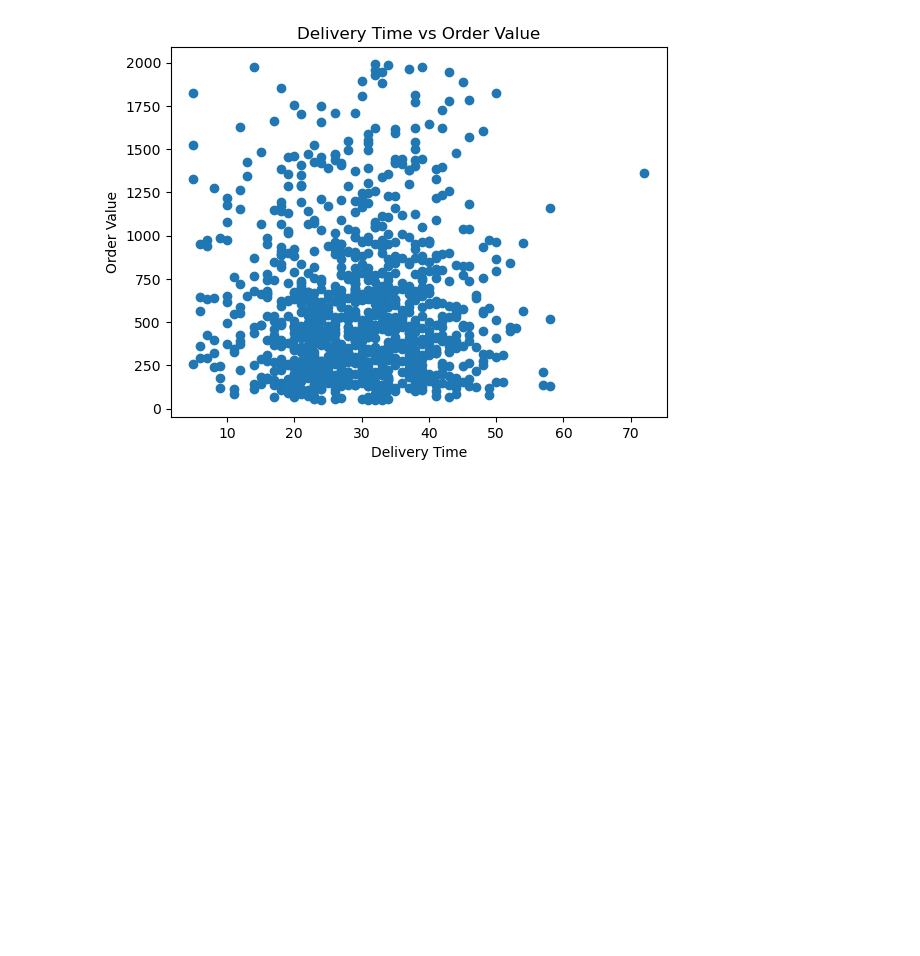
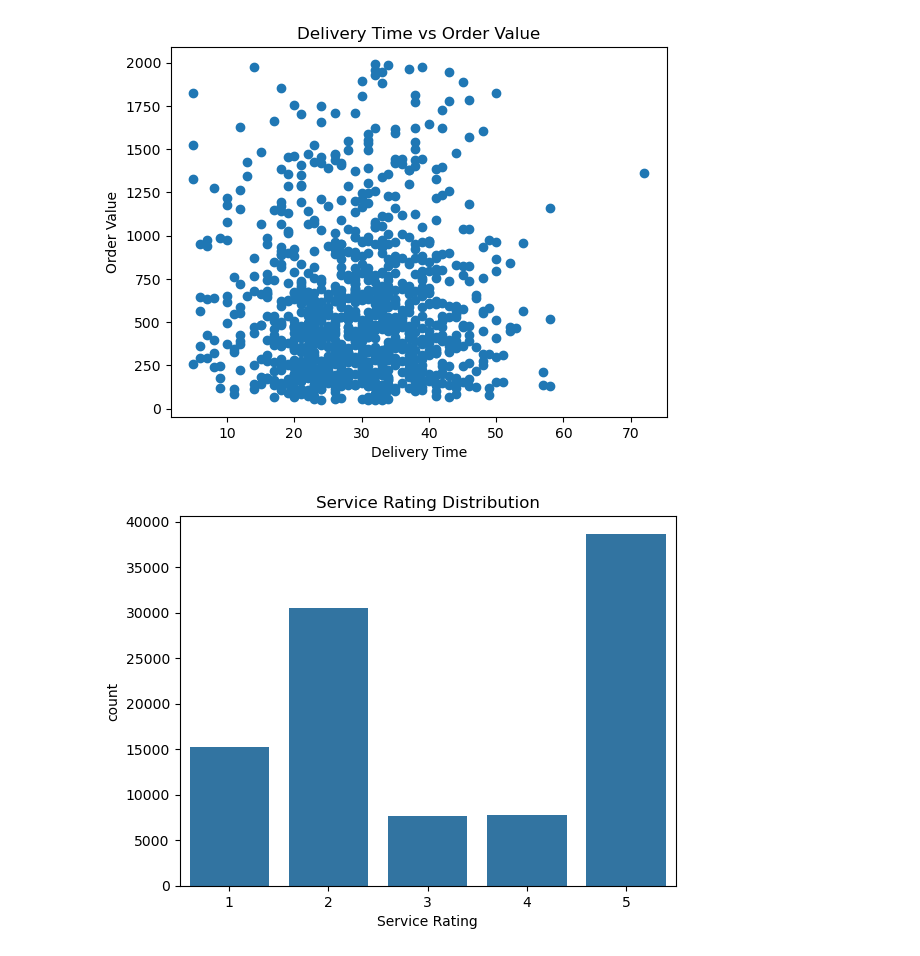
Before and after one commit to skiruthika648/ecommerce-delivery-analytics, a Jupyter notebook: ecommerce.ipynb, the cells around one changed output. Saved outputs shown, nothing was run; the diff lists cells and outputs as text; code cells hidden in the pictures; blank space fills up the shorter version.

```diff
--- a/ecommerce.ipynb
+++ b/ecommerce.ipynb
@@ -550,3 +550,16 @@ plt.title("Delivery Time vs Order Value")
 plt.show()
 # %% [output]
 [figure]
+# %%
+#Rating Distribution:
+
+import pandas as pd
+import matplotlib.pyplot as plt
+import seaborn as sns
+
+df = pd.read_csv(r"C:\Users\kirut\Downloads\Ecommerce_Delivery_Analytics_New.csv")
+sns.countplot(x='Service Rating', data=df)
+plt.title('Service Rating Distribution')
+plt.show()
+# %% [output]
+[figure, added]
```
Also changed, not shown: parts of 3 cells of this notebook.
